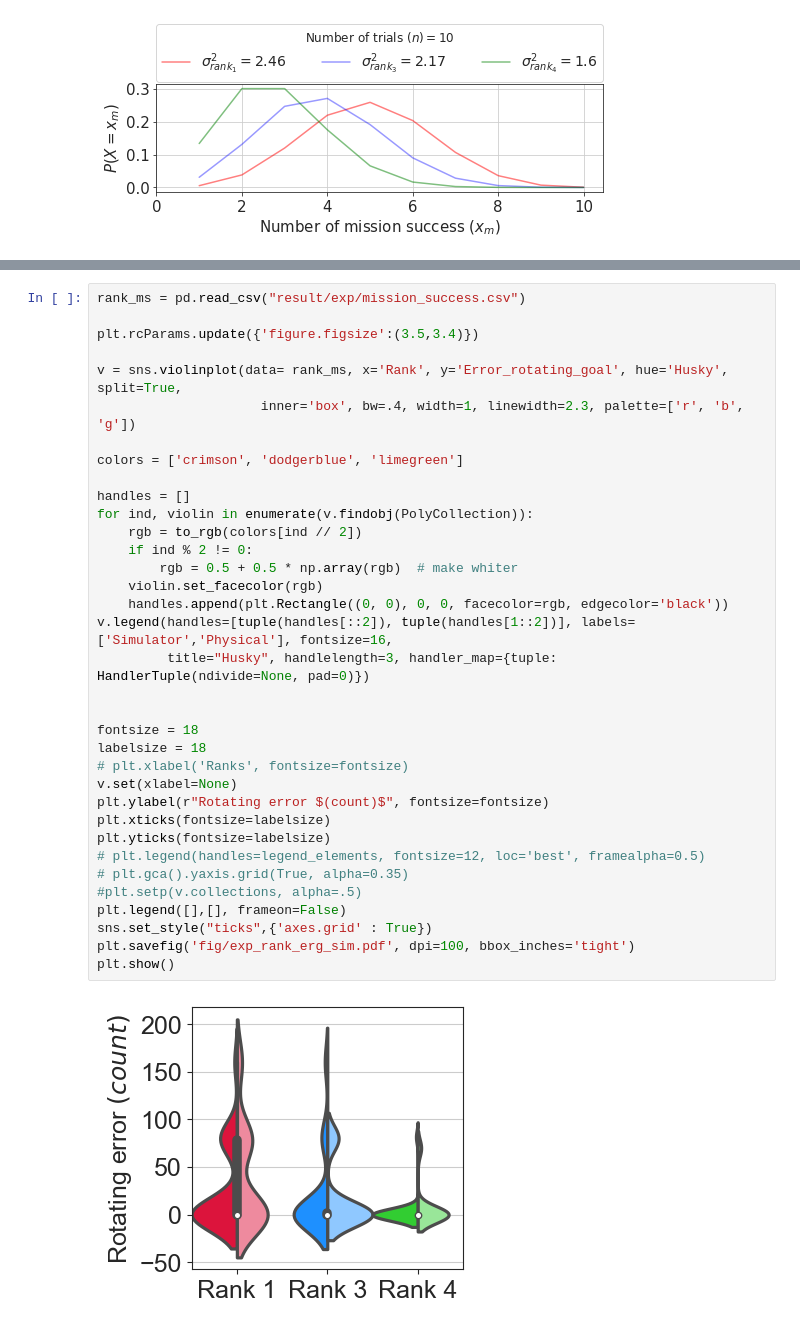
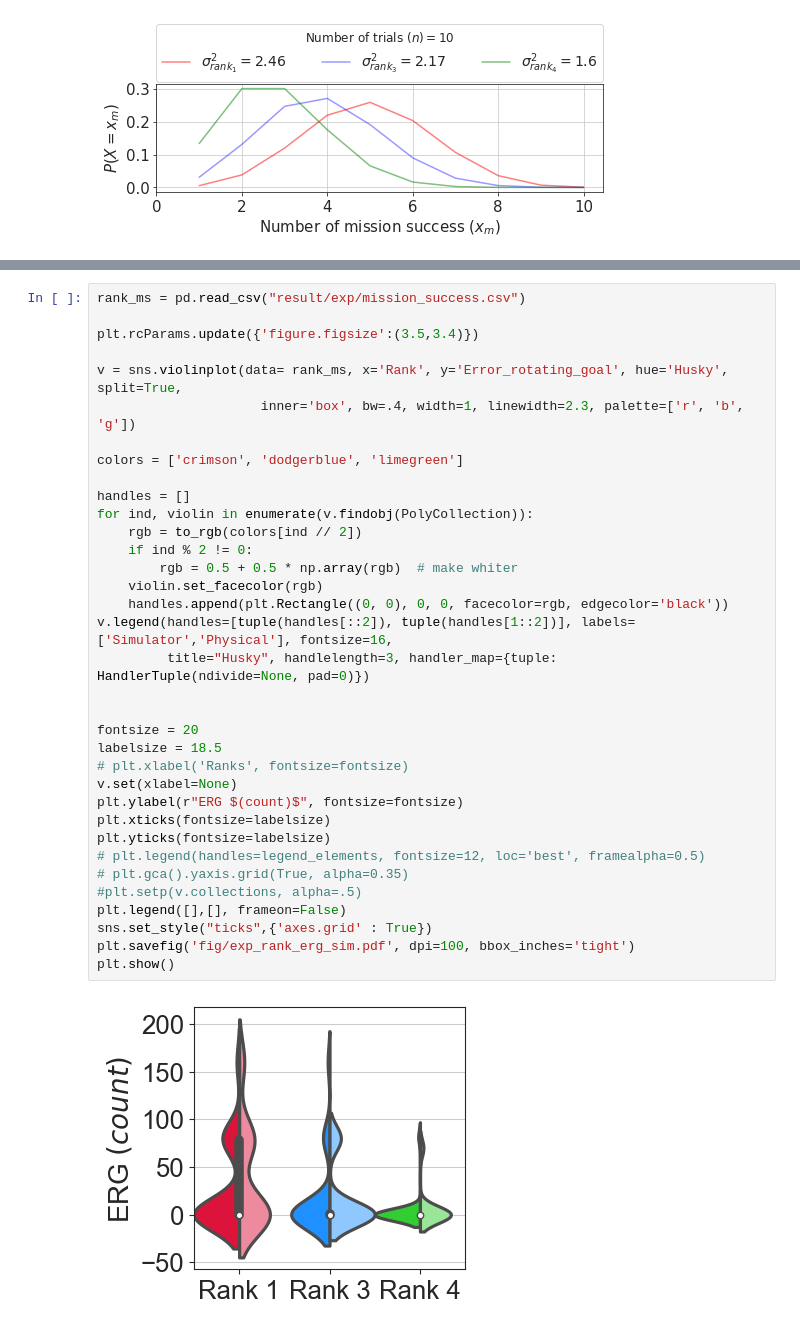
Before and after one commit to softsys4ai/care, a Jupyter notebook: care_viz_updated.ipynb, the cells around one changed output, grey strips where cells are left out. Saved outputs shown, nothing was run; the diff lists cells and outputs as text.

```diff
--- a/care_viz_updated.ipynb
+++ b/care_viz_updated.ipynb
@@ -766,34 +766,34 @@ rank_ms = pd.read_csv("result/exp/mission_success.csv")
 plt.rcParams.update({'figure.figsize':(3.5,3.4)})
 
 v = sns.violinplot(data= rank_ms, x='Rank', y='Error_rotating_goal', hue='Husky', split=True,
                      inner='box', bw=.4, width=1, linewidth=2.3, palette=['r', 'b', 'g'])
 
 colors = ['crimson', 'dodgerblue', 'limegreen']
 
 handles = []
 for ind, violin in enumerate(v.findobj(PolyCollection)):
     rgb = to_rgb(colors[ind // 2])
     if ind % 2 != 0:
         rgb = 0.5 + 0.5 * np.array(rgb)  # make whiter
     violin.set_facecolor(rgb)
     handles.append(plt.Rectangle((0, 0), 0, 0, facecolor=rgb, edgecolor='black'))
 v.legend(handles=[tuple(handles[::2]), tuple(handles[1::2])], labels=['Simulator','Physical'], fontsize=16,
          title="Husky", handlelength=3, handler_map={tuple: HandlerTuple(ndivide=None, pad=0)})
 
 
-fontsize = 18
-labelsize = 18
+fontsize = 20
+labelsize = 18.5
 # plt.xlabel('Ranks', fontsize=fontsize)
 v.set(xlabel=None)
-plt.ylabel(r"Rotating error $(count)$", fontsize=fontsize)
+plt.ylabel(r"ERG $(count)$", fontsize=fontsize)
 plt.xticks(fontsize=labelsize)
 plt.yticks(fontsize=labelsize)
 # plt.legend(handles=legend_elements, fontsize=12, loc='best', framealpha=0.5)
 # plt.gca().yaxis.grid(True, alpha=0.35)
 #plt.setp(v.collections, alpha=.5)
 plt.legend([],[], frameon=False)
 sns.set_style("ticks",{'axes.grid' : True})
 plt.savefig('fig/exp_rank_erg_sim.pdf', dpi=100, bbox_inches='tight')
 plt.show()
 # %% [output]
-[figure, old version]
+[figure, new version]
```
Also changed, not shown: parts of 5 cells of this notebook, 8 other files.
